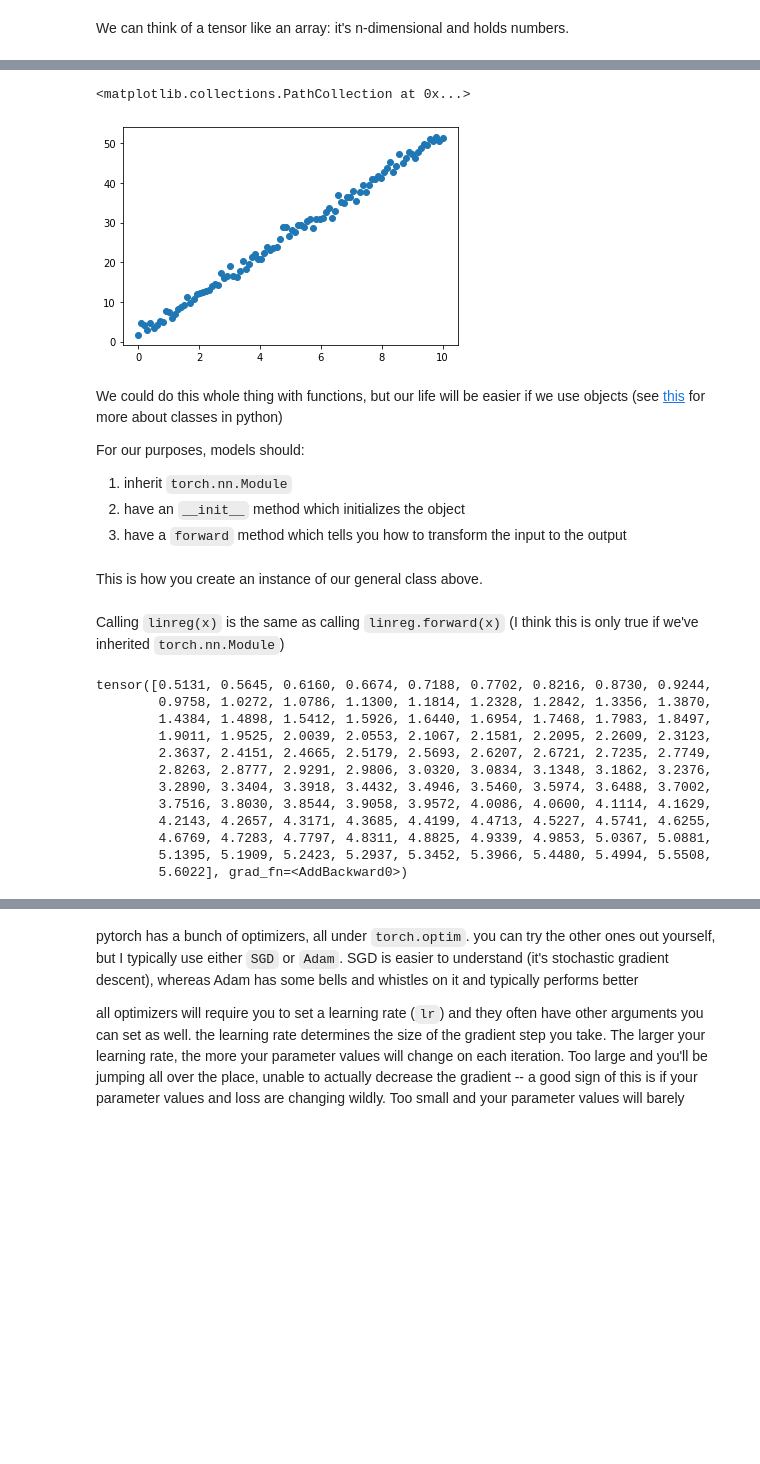
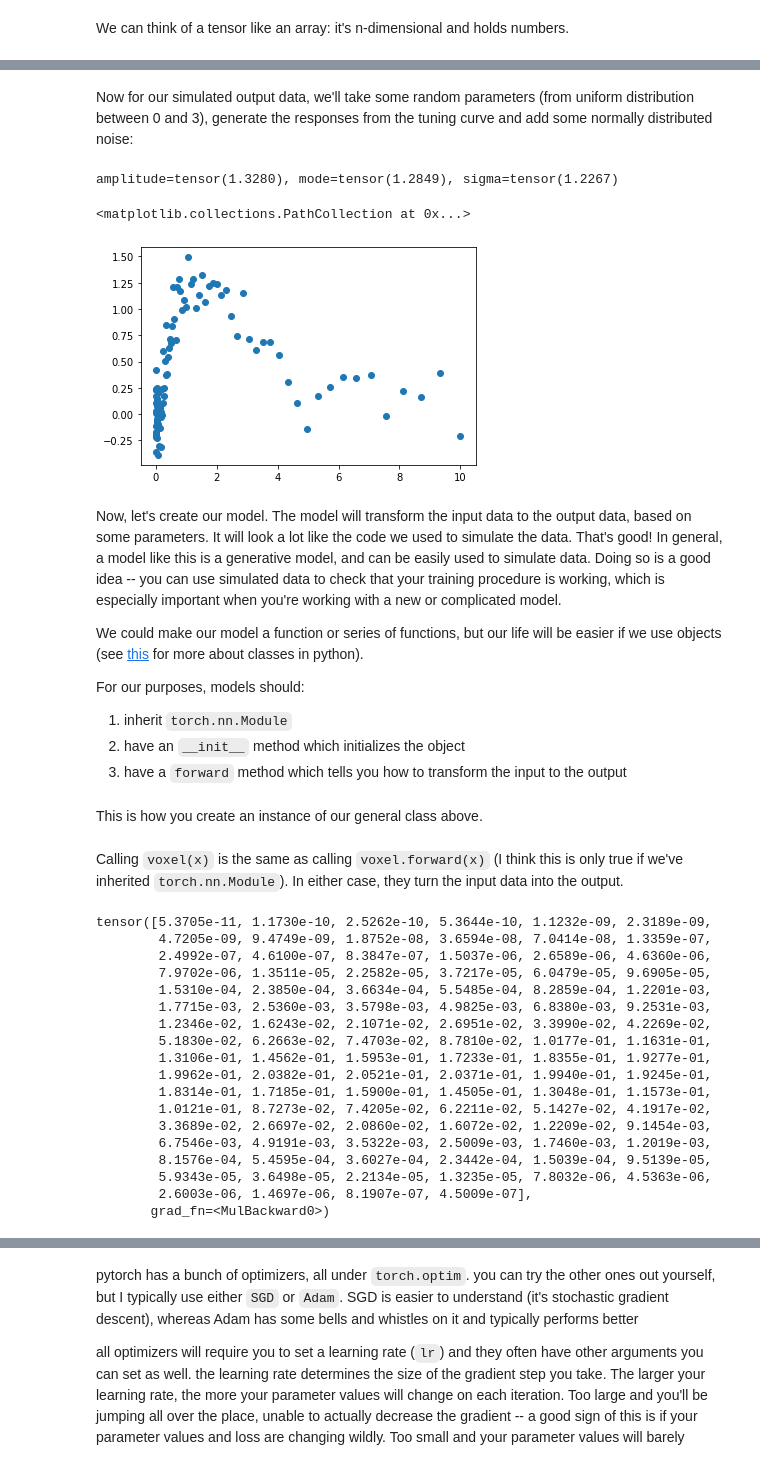
Before and after one commit to billbrod/pytorch_introduction, a Jupyter notebook: pytorch_intro.ipynb, the cells around one changed output, grey strips where cells are left out. Saved outputs shown, nothing was run; the diff lists cells and outputs as text; code cells hidden in the pictures; blank space fills up the shorter version.

Commit message:
starts converting to voxel tuning

```diff
--- a/pytorch_intro.ipynb
+++ b/pytorch_intro.ipynb
@@ -28,3 +32,5 @@ x = torch.linspace(0, 10)
+# %%
+x = torch.logspace(-2, 1, 100)
 # %% [markdown]
 We can think of a tensor like an array: it's n-dimensional and holds numbers.
 # %%
@@ -47,0 +58,12 @@ Let's simulate our output data:
+# %%
+def log_gauss(x, amplitude=1, mode=1, sigma=1):
+    # everything has to be a tensor
+    if not isinstance(amplitude, torch.Tensor):
+        amplitude = torch.tensor(amplitude)
+    if not isinstance(sigma, torch.Tensor):
+        sigma = torch.tensor(sigma)
+    if not isinstance(mode, torch.Tensor):
+        mode = torch.tensor(mode)
+    return amplitude * torch.exp(-((torch.log2(x) - torch.log2(mode))**2) / (2*sigma**2))
+
+plt.plot(x, log_gauss(x))
@@ -48,16 +73,21 @@ Let's simulate our output data:
+# %% [markdown]
+Now for our simulated output data, we'll take some random parameters (from uniform distribution between 0 and 3), generate the responses from the tuning curve and add some normally distributed noise:
+# %%
+amplitude, mode, sigma = 3*torch.rand(3)
+print(f'{amplitude=}, {mode=}, {sigma=}')
+# %% [output]
+amplitude=tensor(1.3280), mode=tensor(1.2849), sigma=tensor(1.2267)
 # %%
-a = 5
-b = 2
-
-y = a*x + b
-y = y + torch.randn_like(y)
-
+y = log_gauss(x, amplitude, mode, sigma)
+y = y + .2*torch.randn_like(y)
 plt.scatter(x, y)
 # %% [output]
 <matplotlib.collections.PathCollection at 0x...>
-[figure, old version]
+[figure, new version]
 # %% [markdown]
-We could do this whole thing with functions, but our life will be easier if we use objects (see [this](https://www.codecademy.com/learn/learn-python/modules/learn-python-introduction-to-classes-u) for more about classes in python)
+Now, let's create our model. The model will transform the input data to the output data, based on some parameters. It will look a lot like the code we used to simulate the data. That's good! In general, a model like this is a generative model, and can be easily used to simulate data. Doing so is a good idea -- you can use simulated data to check that your training procedure is working, which is especially important when you're working with a new or complicated model.
+
+We could make our model a function or series of functions, but our life will be easier if we use objects (see [this](https://www.codecademy.com/learn/learn-python/modules/learn-python-introduction-to-classes-u) for more about classes in python).
 
 For our purposes, models should:
 1. inherit `torch.nn.Module`
@@ -82,19 +119,25 @@ linreg = PolyReg(1)
 # %% [markdown]
-Calling `linreg(x)` is the same as calling `linreg.forward(x)` (I think this is only true if we've inherited `torch.nn.Module`)
+Calling `voxel(x)` is the same as calling `voxel.forward(x)` (I think this is only true if we've inherited `torch.nn.Module`). In either case, they turn the input data into the output.
 # %%
-linreg(x)
-linreg.forward(x)
+voxel(x)
+voxel.forward(x)
 # %% [output]
-tensor([0.5131, 0.5645, 0.6160, 0.6674, 0.7188, 0.7702, 0.8216, 0.8730, 0.9244,
-        0.9758, 1.0272, 1.0786, 1.1300, 1.1814, 1.2328, 1.2842, 1.3356, 1.3870,
-        1.4384, 1.4898, 1.5412, 1.5926, 1.6440, 1.6954, 1.7468, 1.7983, 1.8497,
-        1.9011, 1.9525, 2.0039, 2.0553, 2.1067, 2.1581, 2.2095, 2.2609, 2.3123,
-        2.3637, 2.4151, 2.4665, 2.5179, 2.5693, 2.6207, 2.6721, 2.7235, 2.7749,
-        2.8263, 2.8777, 2.9291, 2.9806, 3.0320, 3.0834, 3.1348, 3.1862, 3.2376,
-        3.2890, 3.3404, 3.3918, 3.4432, 3.4946, 3.5460, 3.5974, 3.6488, 3.7002,
-        3.7516, 3.8030, 3.8544, 3.9058, 3.9572, 4.0086, 4.0600, 4.1114, 4.1629,
-        4.2143, 4.2657, 4.3171, 4.3685, 4.4199, 4.4713, 4.5227, 4.5741, 4.6255,
-        4.6769, 4.7283, 4.7797, 4.8311, 4.8825, 4.9339, 4.9853, 5.0367, 5.0881,
-        5.1395, 5.1909, 5.2423, 5.2937, 5.3452, 5.3966, 5.4480, 5.4994, 5.5508,
-        5.6022], grad_fn=<AddBackward0>)
+tensor([5.3705e-11, 1.1730e-10, 2.5262e-10, 5.3644e-10, 1.1232e-09, 2.3189e-09,
+        4.7205e-09, 9.4749e-09, 1.8752e-08, 3.6594e-08, 7.0414e-08, 1.3359e-07,
+        2.4992e-07, 4.6100e-07, 8.3847e-07, 1.5037e-06, 2.6589e-06, 4.6360e-06,
+        7.9702e-06, 1.3511e-05, 2.2582e-05, 3.7217e-05, 6.0479e-05, 9.6905e-05,
+        1.5310e-04, 2.3850e-04, 3.6634e-04, 5.5485e-04, 8.2859e-04, 1.2201e-03,
+        1.7715e-03, 2.5360e-03, 3.5798e-03, 4.9825e-03, 6.8380e-03, 9.2531e-03,
+        1.2346e-02, 1.6243e-02, 2.1071e-02, 2.6951e-02, 3.3990e-02, 4.2269e-02,
+        5.1830e-02, 6.2663e-02, 7.4703e-02, 8.7810e-02, 1.0177e-01, 1.1631e-01,
+        1.3106e-01, 1.4562e-01, 1.5953e-01, 1.7233e-01, 1.8355e-01, 1.9277e-01,
+        1.9962e-01, 2.0382e-01, 2.0521e-01, 2.0371e-01, 1.9940e-01, 1.9245e-01,
+        1.8314e-01, 1.7185e-01, 1.5900e-01, 1.4505e-01, 1.3048e-01, 1.1573e-01,
+        1.0121e-01, 8.7273e-02, 7.4205e-02, 6.2211e-02, 5.1427e-02, 4.1917e-02,
+        3.3689e-02, 2.6697e-02, 2.0860e-02, 1.6072e-02, 1.2209e-02, 9.1454e-03,
+        6.7546e-03, 4.9191e-03, 3.5322e-03, 2.5009e-03, 1.7460e-03, 1.2019e-03,
+        8.1576e-04, 5.4595e-04, 3.6027e-04, 2.3442e-04, 1.5039e-04, 9.5139e-05,
+        5.9343e-05, 3.6498e-05, 2.2134e-05, 1.3235e-05, 7.8032e-06, 4.5363e-06,
+        2.6003e-06, 1.4697e-06, 8.1907e-07, 4.5009e-07],
+       grad_fn=<MulBackward0>)
 # %% [markdown]
```
Also changed, not shown: parts of 24 cells of this notebook, 1 other file.
